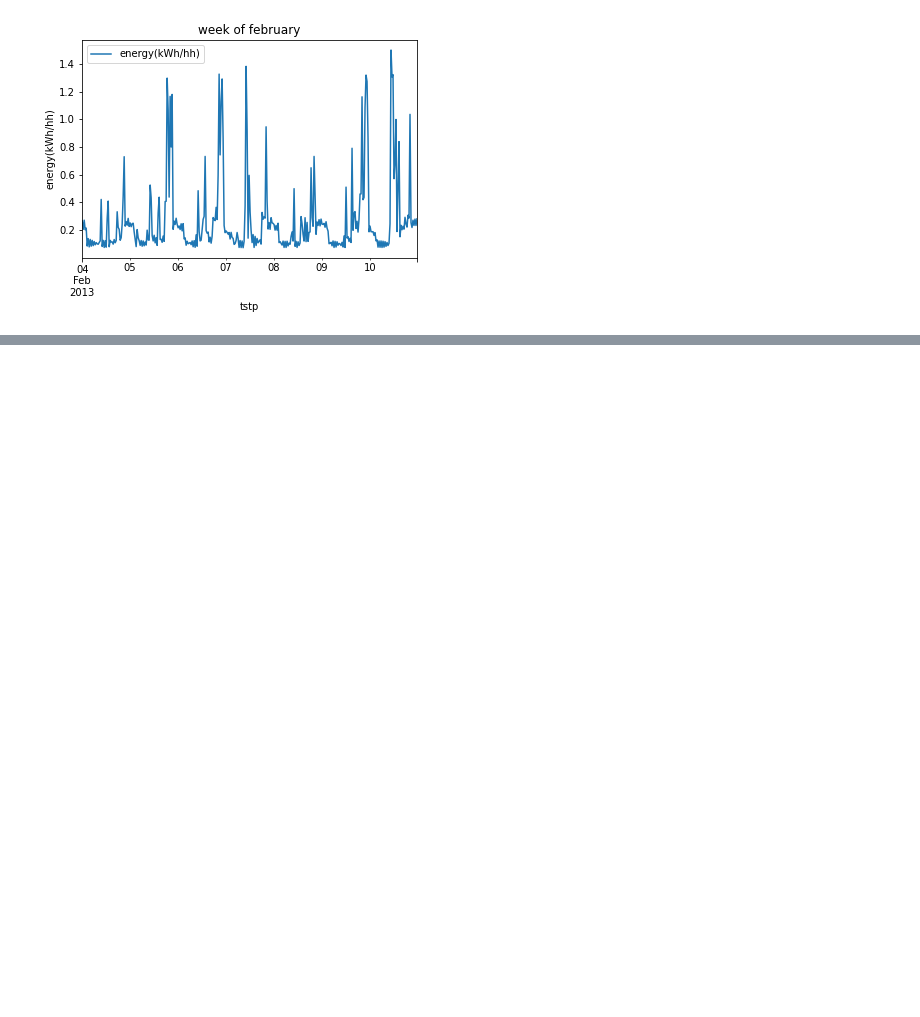
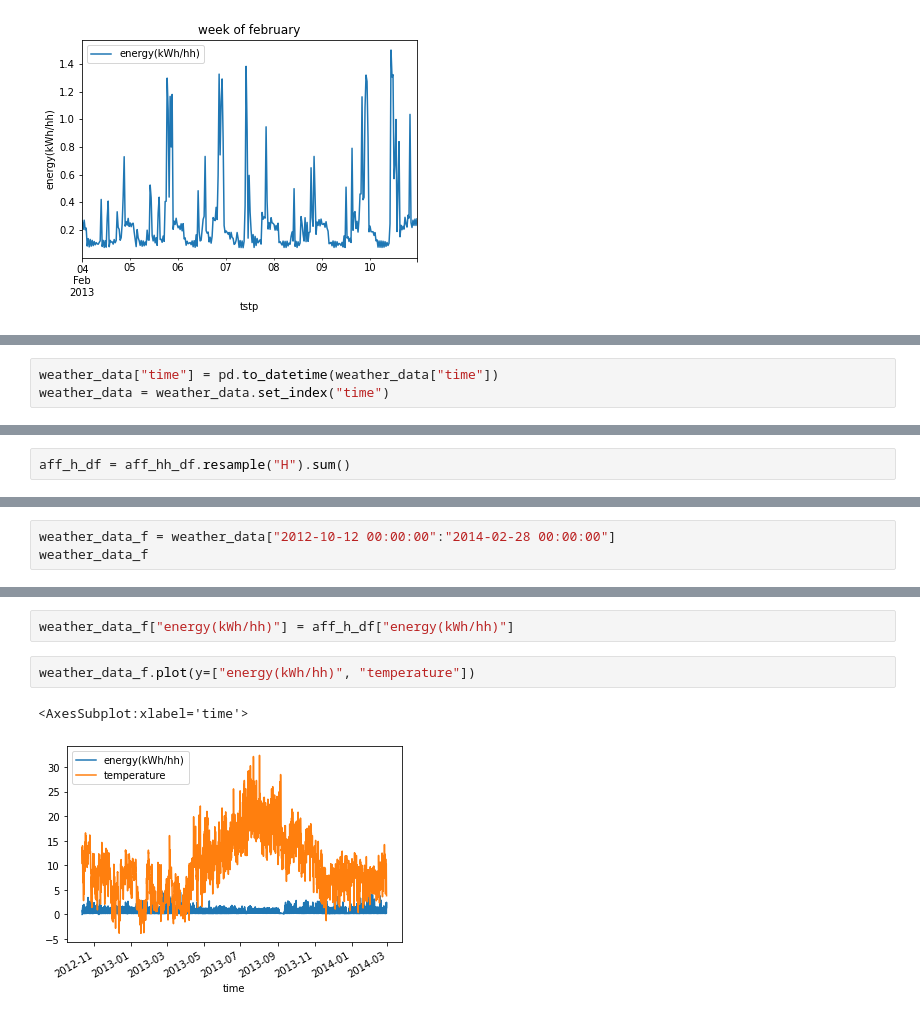
Before and after one commit to SindreMohr/Bachelor_thesis, a Jupyter notebook: halfhourly_data_visualization.ipynb, the cells around one changed output, grey strips where cells are left out. Cells and saved outputs as stored; diff of their text form; blank space fills up the shorter version.

```diff
--- a/halfhourly_data_visualization.ipynb
+++ b/halfhourly_data_visualization.ipynb
@@ -145,0 +142,3 @@ aff_hh_df.loc["2013-02-04":"2013-02-10"].plot( y ="energy(kWh/hh)", ylabel = "en
+# %%
+weather_data["time"] = pd.to_datetime(weather_data["time"])
+weather_data = weather_data.set_index("time")
@@ -145,0 +155,2 @@ aff_hh_df.loc["2013-02-04":"2013-02-10"].plot( y ="energy(kWh/hh)", ylabel = "en
+# %%
+aff_h_df = aff_hh_df.resample("H").sum()
@@ -145,0 +199,3 @@ aff_hh_df.loc["2013-02-04":"2013-02-10"].plot( y ="energy(kWh/hh)", ylabel = "en
+# %%
+weather_data_f = weather_data["2012-10-12 00:00:00":"2014-02-28 00:00:00"]
+weather_data_f
@@ -145,0 +217,7 @@ aff_hh_df.loc["2013-02-04":"2013-02-10"].plot( y ="energy(kWh/hh)", ylabel = "en
+# %%
+weather_data_f["energy(kWh/hh)"] = aff_h_df["energy(kWh/hh)"]
+# %%
+weather_data_f.plot(y=["energy(kWh/hh)", "temperature"])
+# %% [output]
+<AxesSubplot:xlabel='time'>
+[figure, added]
```
Also changed, not shown: parts of 12 cells of this notebook.
